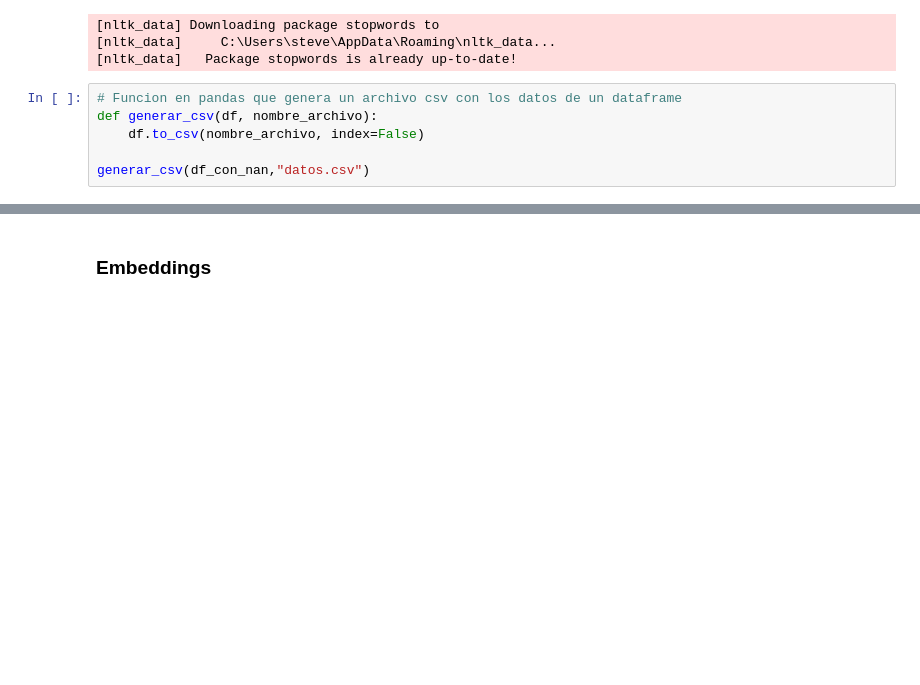
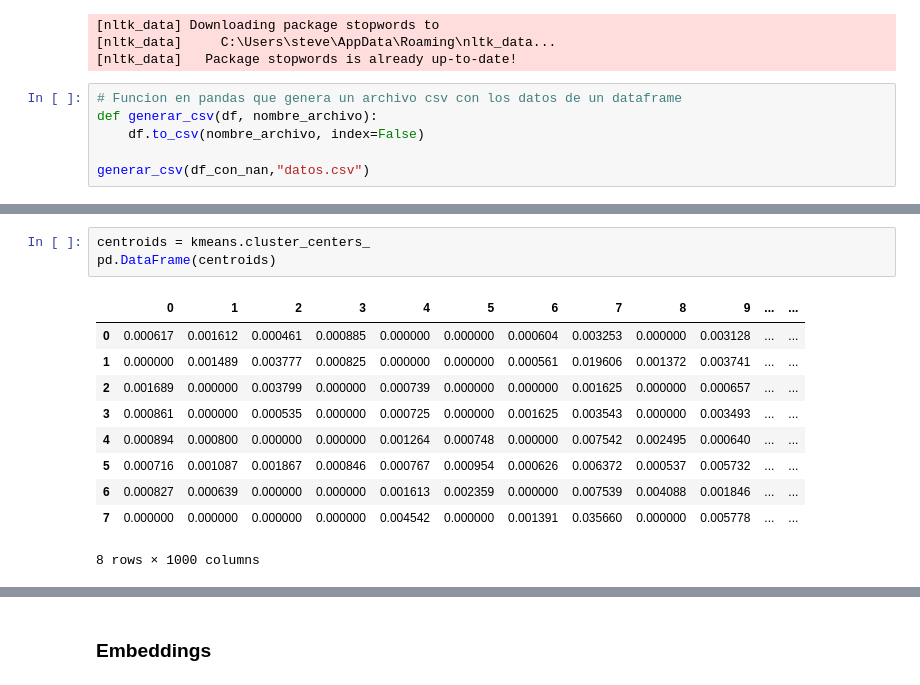
Before and after one commit to Stevennns/Proyecto-Mineria-de-datos-2023-1, a Jupyter notebook: magnitud.ipynb, the cells around one changed output, grey strips where cells are left out. Cells and saved outputs as stored; diff of their text form; blank space fills up the shorter version.

```diff
--- a/magnitud.ipynb
+++ b/magnitud.ipynb
@@ -207,0 +353,14 @@ generar_csv(df_con_nan,"datos.csv")
+# %%
+centroids = kmeans.cluster_centers_
+pd.DataFrame(centroids)
+# %% [output]
+|  | 0 | 1 | 2 | 3 | 4 | 5 | 6 | 7 | 8 | 9 | ... | ... |
+| 0 | 0.000617 | 0.001612 | 0.000461 | 0.000885 | 0.000000 | 0.000000 | 0.000604 | 0.003253 | 0.000000 | 0.003128 | ... | ... |
+| 1 | 0.000000 | 0.001489 | 0.003777 | 0.000825 | 0.000000 | 0.000000 | 0.000561 | 0.019606 | 0.001372 | 0.003741 | ... | ... |
+| 2 | 0.001689 | 0.000000 | 0.003799 | 0.000000 | 0.000739 | 0.000000 | 0.000000 | 0.001625 | 0.000000 | 0.000657 | ... | ... |
+| 3 | 0.000861 | 0.000000 | 0.000535 | 0.000000 | 0.000725 | 0.000000 | 0.001625 | 0.003543 | 0.000000 | 0.003493 | ... | ... |
+| 4 | 0.000894 | 0.000800 | 0.000000 | 0.000000 | 0.001264 | 0.000748 | 0.000000 | 0.007542 | 0.002495 | 0.000640 | ... | ... |
+| 5 | 0.000716 | 0.001087 | 0.001867 | 0.000846 | 0.000767 | 0.000954 | 0.000626 | 0.006372 | 0.000537 | 0.005732 | ... | ... |
+| 6 | 0.000827 | 0.000639 | 0.000000 | 0.000000 | 0.001613 | 0.002359 | 0.000000 | 0.007539 | 0.004088 | 0.001846 | ... | ... |
+| 7 | 0.000000 | 0.000000 | 0.000000 | 0.000000 | 0.004542 | 0.000000 | 0.001391 | 0.035660 | 0.000000 | 0.005778 | ... | ... |
+8 rows × 1000 columns
```
Also changed, not shown: parts of 7 cells of this notebook.
